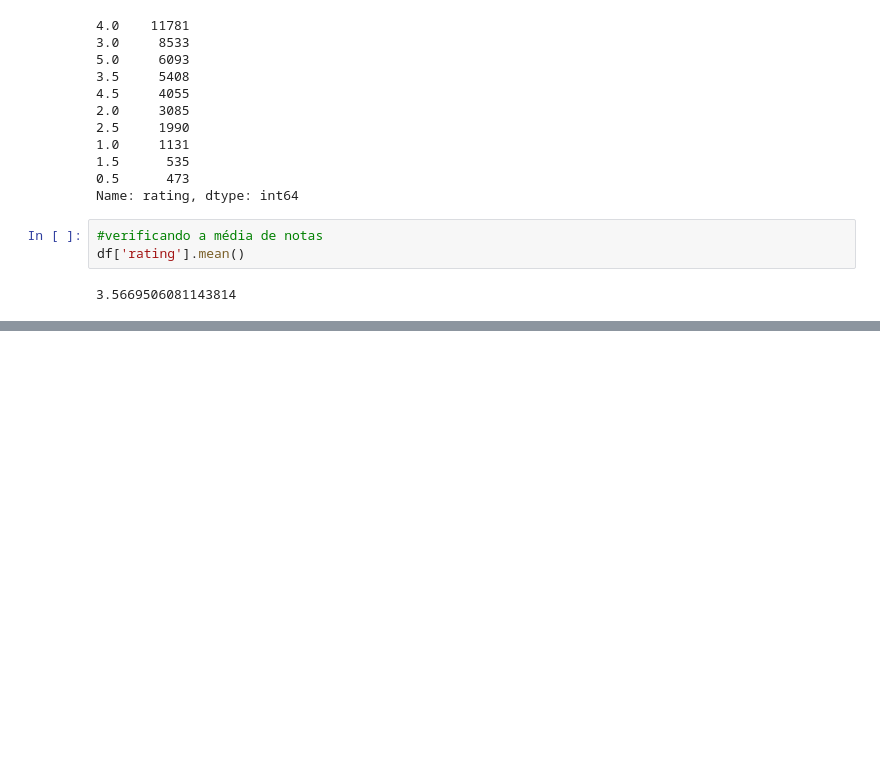
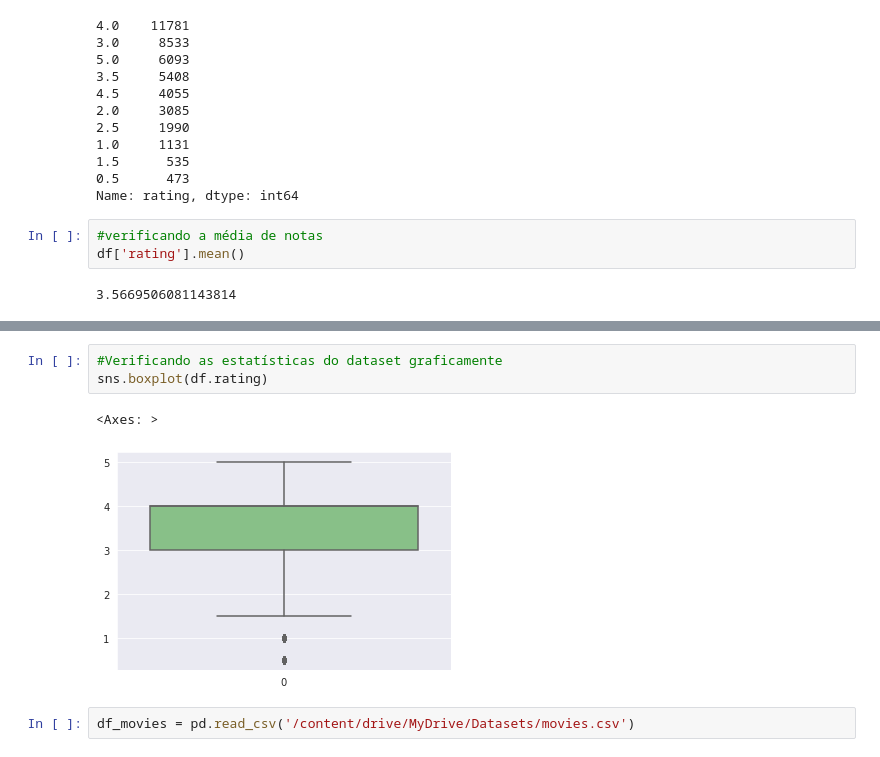
Before and after one commit to alanfmorato/analyzing_movies, a Jupyter notebook: Analisando_Reviews.ipynb, the cells around one changed output, grey strips where cells are left out. Saved outputs shown, nothing was run; the diff lists cells and outputs as text; blank space fills up the shorter version.

```diff
--- a/Analisando_Reviews.ipynb
+++ b/Analisando_Reviews.ipynb
@@ -47,0 +73,8 @@ df['rating'].mean()
+# %%
+#Verificando as estatísticas do dataset graficamente
+sns.boxplot(df.rating)
+# %% [output]
+<Axes: >
+[figure, added]
+# %%
+df_movies = pd.read_csv('/content/drive/MyDrive/Datasets/movies.csv')
```
Also changed, not shown: parts of 13 cells of this notebook.
